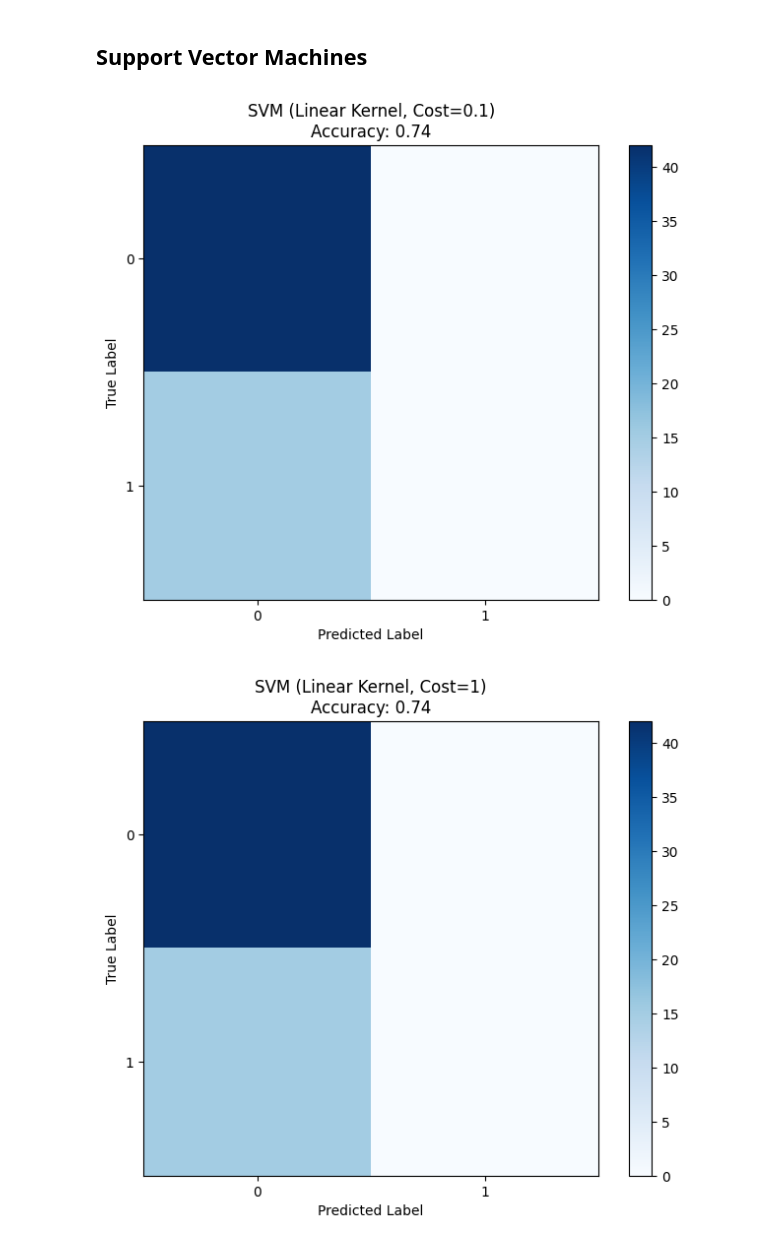
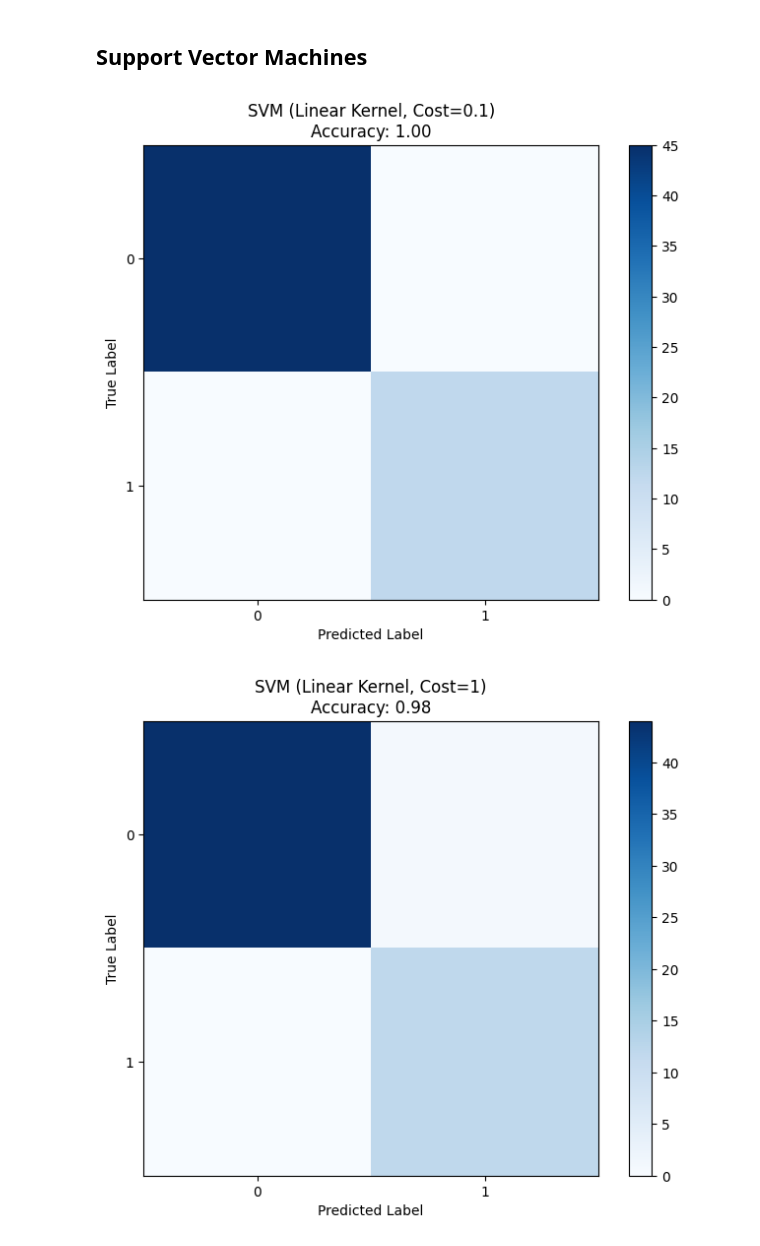
Before and after one commit to tshukla2001/ML-Project---EcoScan, a Jupyter notebook: Pollution_Analysis_in_different_cities_across_the_world.ipynb, the cells around one changed output. Drawn from its saved outputs; the diff is of its cells as text; code cells hidden in the pictures.

```diff
--- a/Pollution_Analysis_in_different_cities_across_the_world.ipynb
+++ b/Pollution_Analysis_in_different_cities_across_the_world.ipynb
@@ -845,33 +852,41 @@ Confusion Matrix:
 # %% [markdown]
 ## Support Vector Machines
 # %%
-def build_and_evaluate_svm(kernel, C):
+from sklearn.model_selection import KFold
+
+def build_and_evaluate_svm(X_train, y_train, X_test, y_test, kernel, C):
     model = SVC(kernel=kernel, C=C)
     model.fit(X_train, y_train)
     predictions = model.predict(X_test)
     return predictions, model
 
 def display_confusion_matrix(true_labels, predicted_labels, title):
     confusion = confusion_matrix(true_labels, predicted_labels)
     plt.figure(figsize=(8, 6))
     plt.imshow(confusion, interpolation='nearest', cmap=plt.cm.Blues)
     plt.title(title)
     plt.colorbar()
     tick_marks = np.arange(len(set(true_labels)))
     plt.xticks(tick_marks, set(true_labels))
     plt.yticks(tick_marks, set(true_labels))
     plt.xlabel('Predicted Label')
     plt.ylabel('True Label')
     plt.show()
 
+from sklearn.model_selection import train_test_split
+
+# Assuming you have your data loaded in X and y
+
 svm_kernels = ['linear', 'poly', 'rbf']
 svm_costs = [0.1, 1, 10]
+
 for kernel in svm_kernels:
     for cost in svm_costs:
-        pred_labels, svm_model = build_and_evaluate_svm(kernel, cost)
+        X_train, X_test, y_train, y_test = train_test_split(X, y, test_size=0.2, random_state=42)
+        pred_labels, _ = build_and_evaluate_svm(X_train, y_train, X_test, y_test, kernel, cost)
         accuracy = accuracy_score(y_test, pred_labels)
         visualization_title = f"SVM ({kernel.capitalize()} Kernel, Cost={cost})\nAccuracy: {accuracy:.2f}"
         display_confusion_matrix(y_test, pred_labels, visualization_title)
 # %% [output]
-[figure, old version]
+[figure, new version]
-[figure, old version]
+[figure, new version]
```
Also changed, not shown: parts of 52 cells of this notebook.
